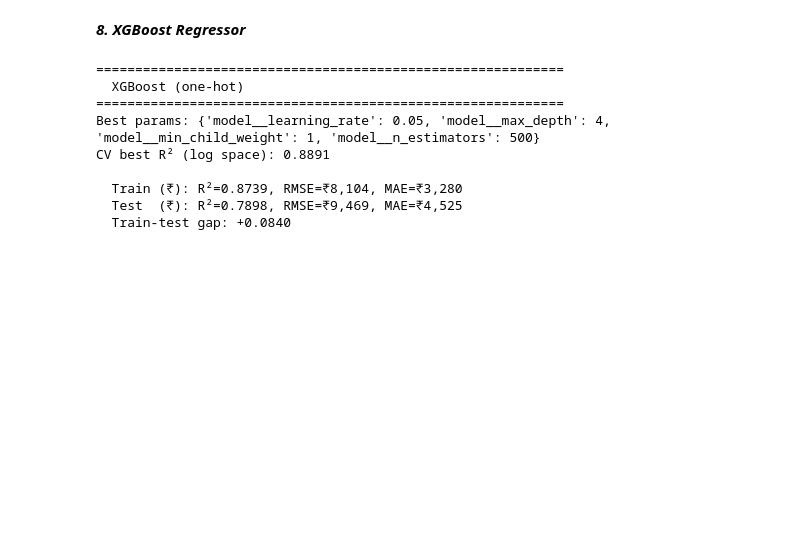
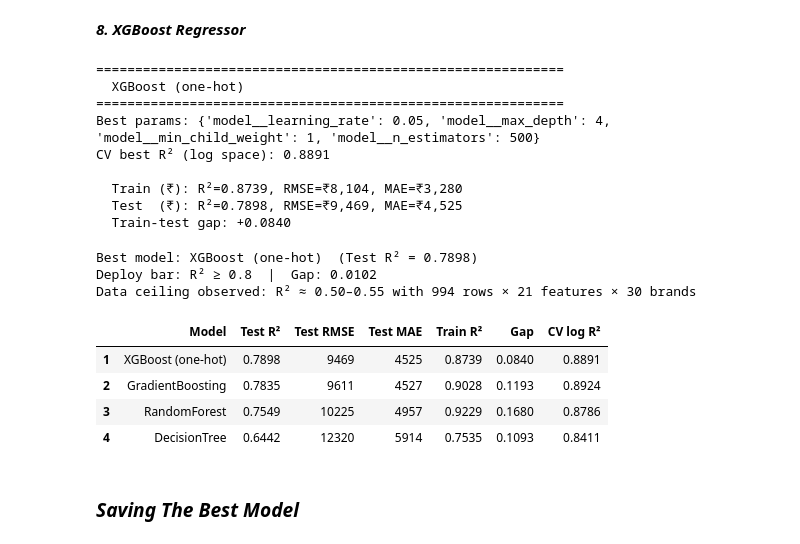
Before and after one commit to pradhumansoni/AI-Powered-Appliance-Pricing-Intelligence-Platform, a Jupyter notebook: notebooks/11.multi_cateogory_models.ipynb, the cells around one changed output. Saved outputs shown, nothing was run; the diff lists cells and outputs as text; code cells hidden in the pictures; blank space fills up the shorter version.

```diff
--- a/notebooks/11.multi_cateogory_models.ipynb
+++ b/notebooks/11.multi_cateogory_models.ipynb
@@ -894,3 +894,46 @@ CV best R² (log space): 0.8891
   Train (₹): R²=0.8739, RMSE=₹8,104, MAE=₹3,280
   Test  (₹): R²=0.7898, RMSE=₹9,469, MAE=₹4,525
   Train-test gap: +0.0840
+# %%
+comparison = pd.DataFrame([{
+    'Model': r['name'],
+    'Test R²': r['test_r2'],
+    'Test RMSE': r['test_rmse'],
+    'Test MAE': r['test_mae'],
+    'Train R²': r['train_r2'],
+    'Gap': r['gap'],
+    'CV log R²': r['cv_score_log'],
+} for r in results])
+
+# Sort by test R² descending
+comparison = comparison.sort_values('Test R²', ascending=False).reset_index(drop=True)
+comparison.index = comparison.index + 1  # 1-based ranking
+
+# Format
+for col in ['Test R²', 'Train R²', 'Gap', 'CV log R²']:
+    comparison[col] = comparison[col].map('{:.4f}'.format)
+for col in ['Test RMSE', 'Test MAE']:
+    comparison[col] = comparison[col].map('{:.0f}'.format)
+
+# Identify the best
+best_r2 = max(r['test_r2'] for r in results)
+best_name = next(r['name'] for r in results if r['test_r2'] == best_r2)
+deploy_bar = 0.80
+
+print(f"Best model: {best_name}  (Test R² = {best_r2:.4f})")
+print(f"Deploy bar: R² ≥ {deploy_bar}  |  Gap: {deploy_bar - best_r2:.4f}")
+print(f"Data ceiling observed: R² ≈ 0.50–0.55 with 994 rows × 21 features × 30 brands")
+print()
+
+comparison
+# %% [output]
+Best model: XGBoost (one-hot)  (Test R² = 0.7898)
+Deploy bar: R² ≥ 0.8  |  Gap: 0.0102
+Data ceiling observed: R² ≈ 0.50–0.55 with 994 rows × 21 features × 30 brands
+|  | Model | Test R² | Test RMSE | Test MAE | Train R² | Gap | CV log R² |
+| 1 | XGBoost (one-hot) | 0.7898 | 9469 | 4525 | 0.8739 | 0.0840 | 0.8891 |
+| 2 | GradientBoosting | 0.7835 | 9611 | 4527 | 0.9028 | 0.1193 | 0.8924 |
+| 3 | RandomForest | 0.7549 | 10225 | 4957 | 0.9229 | 0.1680 | 0.8786 |
+| 4 | DecisionTree | 0.6442 | 12320 | 5914 | 0.7535 | 0.1093 | 0.8411 |
+# %% [markdown]
+### ***Saving The Best Model***
```
Also changed, not shown: parts of 1 cell of this notebook.
